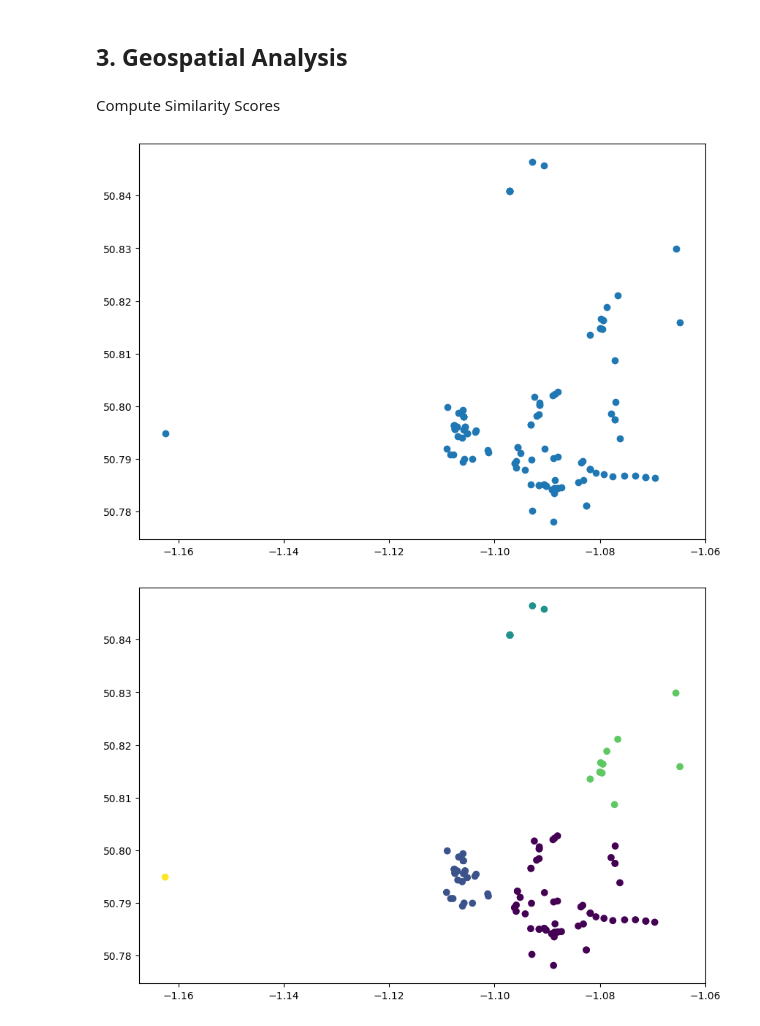
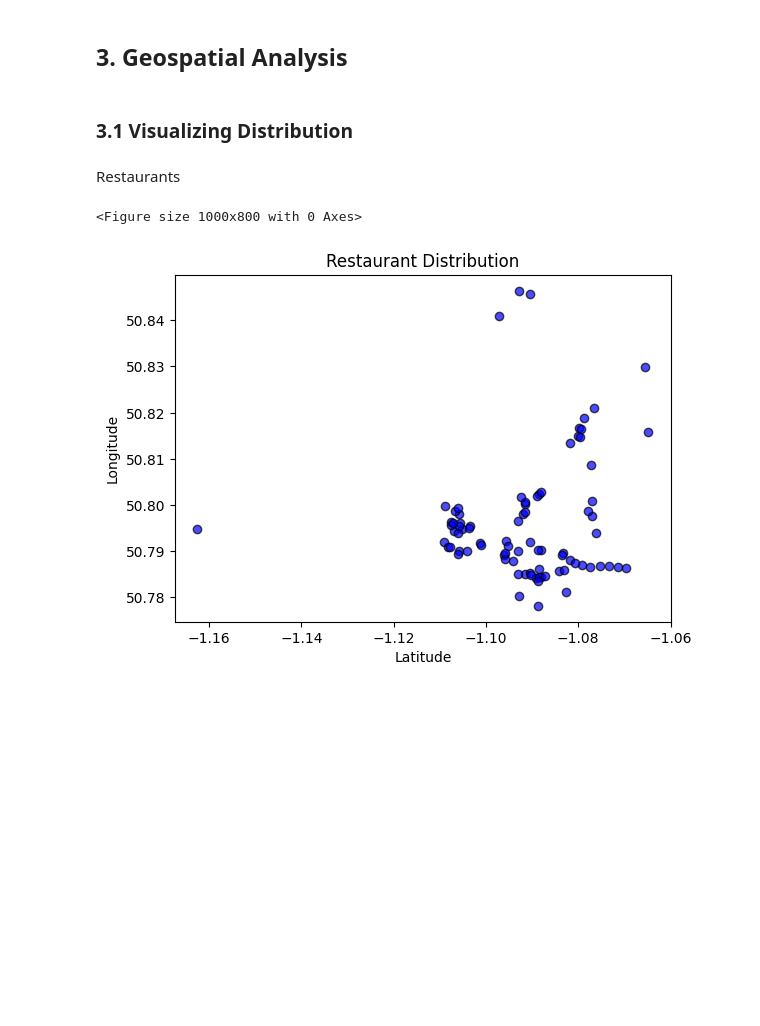
Before and after one commit to j-oshi/Data-Analysis-Understanding-CardioGood-Fitness-Customer-Profiles-for-Market-Research, a Jupyter notebook: RestaurantPredictiveModel.ipynb, the cells around one changed output. Saved outputs shown, nothing was run; the diff lists cells and outputs as text; code cells hidden in the pictures; blank space fills up the shorter version.

```diff
--- a/RestaurantPredictiveModel.ipynb
+++ b/RestaurantPredictiveModel.ipynb
@@ -137,0 +66,14 @@ df_income_by_area
+# %%
+# Handle restaurant data
+restaurants_df.drop_duplicates(subset=['postcode'], inplace=True)
+restaurants_df.fillna({'priceRanges': restaurants_df['priceRanges'].mode()[0]}, inplace=True)
+restaurants_df['priceRangeAvg'] = restaurants_df['priceRanges'].str.extract(r'(\d+)').astype(float)
+
+# Handle household data
+household_df = household_df.rename(columns={
+    'Total annual income (�)': 'Total annual income',
+    'pcd8': 'postcode'
+}).drop(columns=['hclnmw', 'msoa21cd_y'])
+
+household_df.drop_duplicates(subset=['postcode'], inplace=True)
+household_df.dropna(subset=['postcode'], axis=0, inplace=True)
@@ -138,19 +192,20 @@ df_income_by_area
 # %% [markdown]
 <h2>3. Geospatial Analysis</h2>
-# %% [markdown]
-Compute Similarity Scores
-# %%
-# Visualize the restaurant locations on a map
-gdf.plot(figsize=(10, 8))
-plt.show()
-
-kmeans = KMeans(n_clusters=5, random_state=42)
-kmeans.fit(gdf[['longitude', 'latitude']])
-gdf['cluster'] = kmeans.labels_
-
-# Visualize the clusters
-gdf.plot(column='cluster', cmap='viridis', figsize=(10, 8))
-plt.show()
-# %% [output]
-[figure, removed]
-[figure, removed]
+# %% [markdown]
+<h3>3.1 Visualizing Distribution</h3>
+# %% [markdown]
+Restaurants
+# %%
+restaurants_df.dropna(subset=['latitude', 'longitude'], inplace=True, how='any')
+restaurant_gdf = gpd.GeoDataFrame(restaurants_df, geometry=gpd.points_from_xy(
+    restaurants_df['longitude'], restaurants_df['latitude']
+))
+plt.figure(figsize=(10, 8))
+restaurant_gdf.plot(color='blue', alpha=0.7, edgecolor='black')
+plt.title("Restaurant Distribution")
+plt.xlabel("Latitude")
+plt.ylabel("Longitude")
+plt.show()
+# %% [output]
+<Figure size 1000x800 with 0 Axes>
+[figure, added]
```
Also changed, not shown: parts of 50 cells of this notebook, 6 other files.
